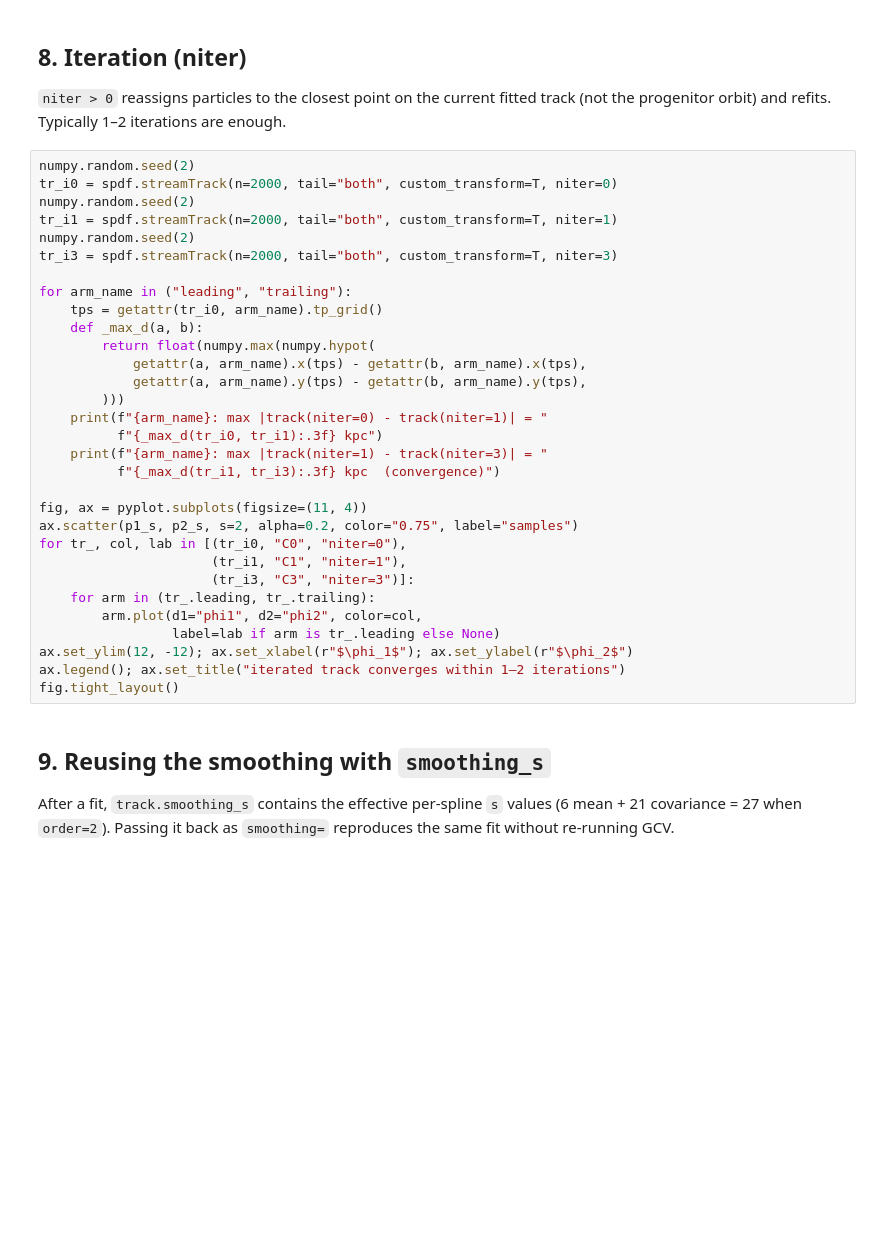
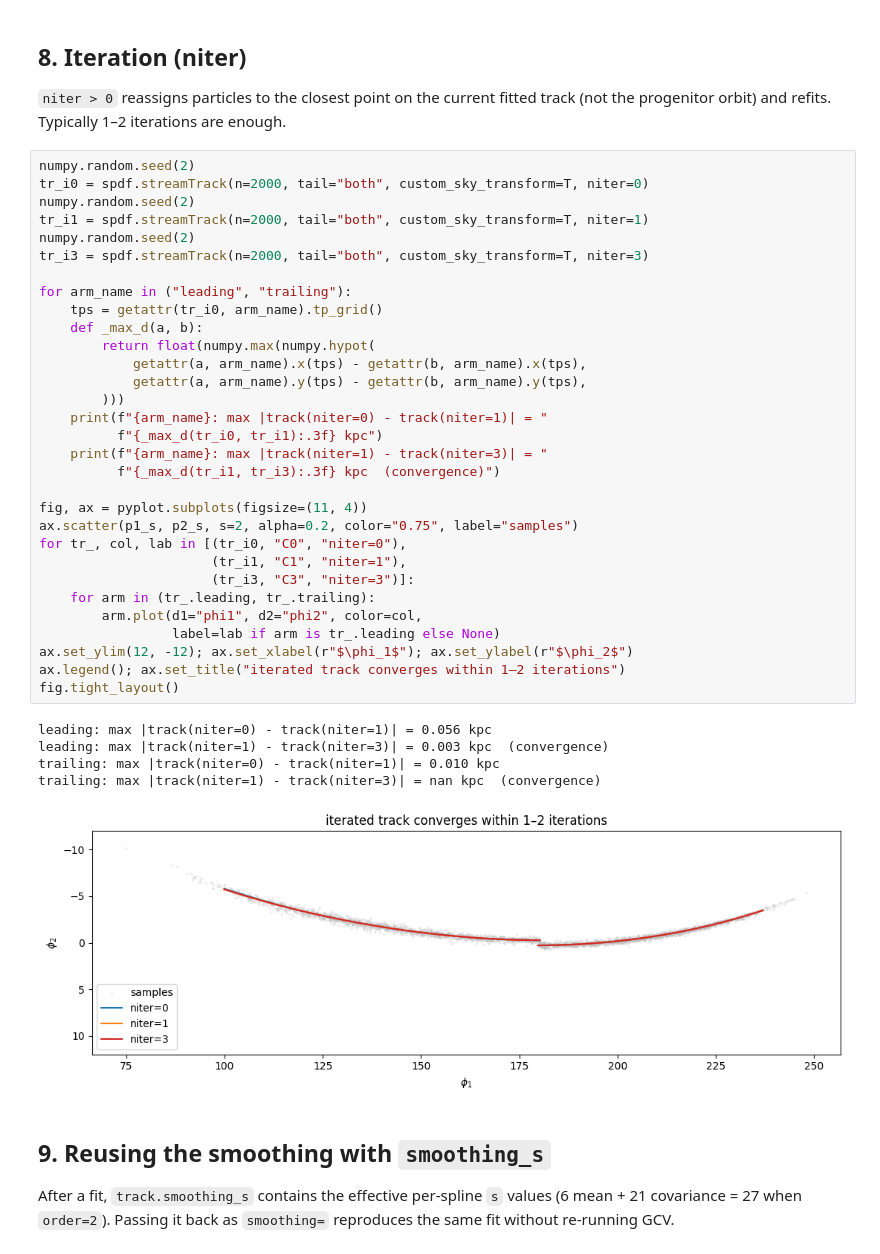
Before and after one commit to jobovy/streamtrack-experiments, a Jupyter notebook: notebooks/stream_track_examples.ipynb, the cells around one changed output. Drawn from its saved outputs; the diff is of its cells as text; blank space fills up the shorter version.

```diff
--- a/notebooks/stream_track_examples.ipynb
+++ b/notebooks/stream_track_examples.ipynb
@@ -290,35 +296,41 @@ fitted track (not the progenitor orbit) and refits. Typically 1–2
 iterations are enough.
 # %%
 numpy.random.seed(2)
-tr_i0 = spdf.streamTrack(n=2000, tail="both", custom_transform=T, niter=0)
+tr_i0 = spdf.streamTrack(n=2000, tail="both", custom_sky_transform=T, niter=0)
 numpy.random.seed(2)
-tr_i1 = spdf.streamTrack(n=2000, tail="both", custom_transform=T, niter=1)
+tr_i1 = spdf.streamTrack(n=2000, tail="both", custom_sky_transform=T, niter=1)
 numpy.random.seed(2)
-tr_i3 = spdf.streamTrack(n=2000, tail="both", custom_transform=T, niter=3)
+tr_i3 = spdf.streamTrack(n=2000, tail="both", custom_sky_transform=T, niter=3)
 
 for arm_name in ("leading", "trailing"):
     tps = getattr(tr_i0, arm_name).tp_grid()
     def _max_d(a, b):
         return float(numpy.max(numpy.hypot(
             getattr(a, arm_name).x(tps) - getattr(b, arm_name).x(tps),
             getattr(a, arm_name).y(tps) - getattr(b, arm_name).y(tps),
         )))
     print(f"{arm_name}: max |track(niter=0) - track(niter=1)| = "
           f"{_max_d(tr_i0, tr_i1):.3f} kpc")
     print(f"{arm_name}: max |track(niter=1) - track(niter=3)| = "
           f"{_max_d(tr_i1, tr_i3):.3f} kpc  (convergence)")
 
 fig, ax = pyplot.subplots(figsize=(11, 4))
 ax.scatter(p1_s, p2_s, s=2, alpha=0.2, color="0.75", label="samples")
 for tr_, col, lab in [(tr_i0, "C0", "niter=0"),
                       (tr_i1, "C1", "niter=1"),
                       (tr_i3, "C3", "niter=3")]:
     for arm in (tr_.leading, tr_.trailing):
         arm.plot(d1="phi1", d2="phi2", color=col,
                  label=lab if arm is tr_.leading else None)
 ax.set_ylim(12, -12); ax.set_xlabel(r"$\phi_1$"); ax.set_ylabel(r"$\phi_2$")
 ax.legend(); ax.set_title("iterated track converges within 1–2 iterations")
 fig.tight_layout()
+# %% [output]
+leading: max |track(niter=0) - track(niter=1)| = 0.056 kpc
+leading: max |track(niter=1) - track(niter=3)| = 0.003 kpc  (convergence)
+trailing: max |track(niter=0) - track(niter=1)| = 0.010 kpc
+trailing: max |track(niter=1) - track(niter=3)| = nan kpc  (convergence)
+[figure, added]
 # %% [markdown]
 ## 9. Reusing the smoothing with `smoothing_s`
 
```
Also changed, not shown: parts of 9 cells of this notebook, 3 other files.
